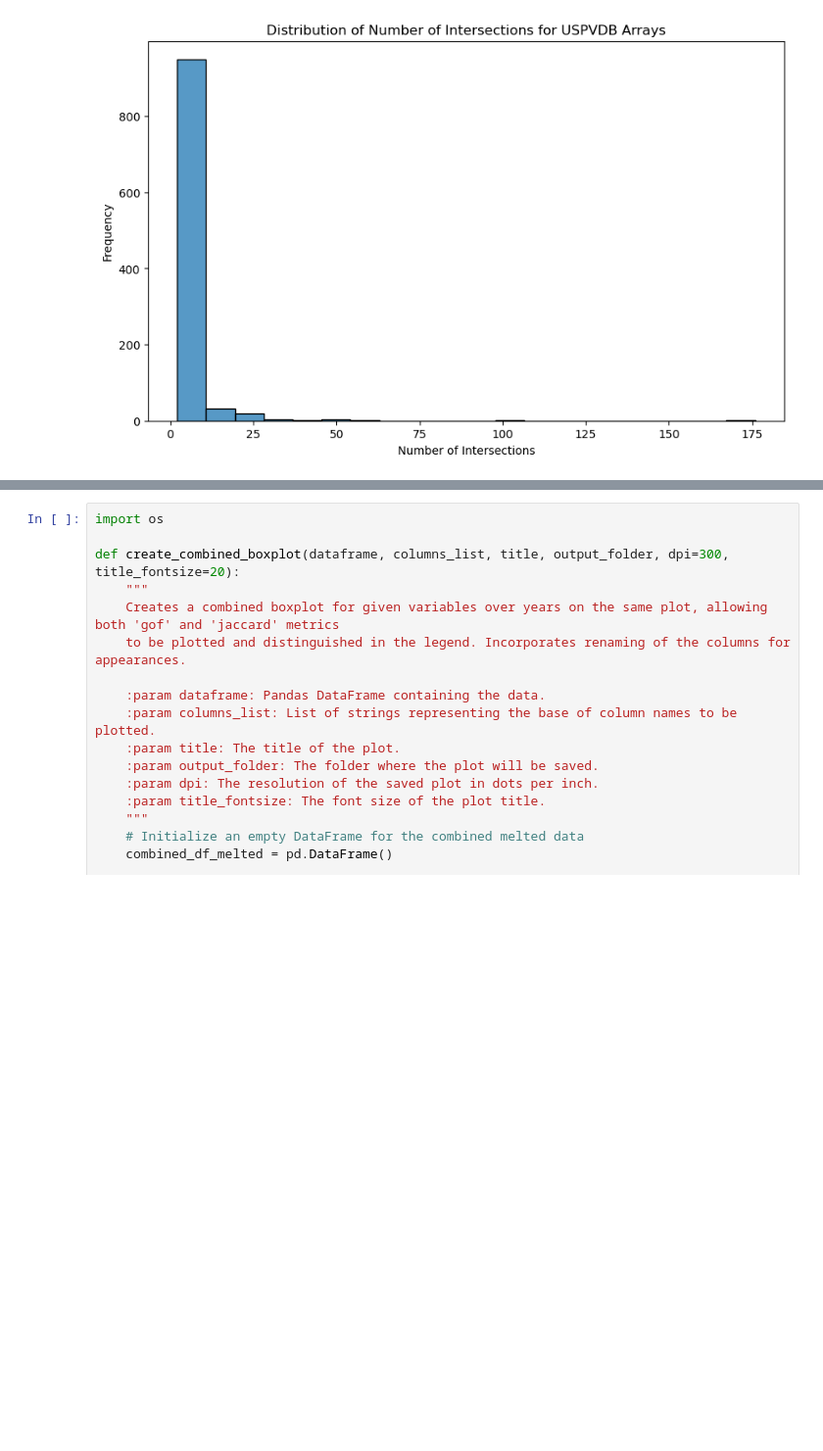
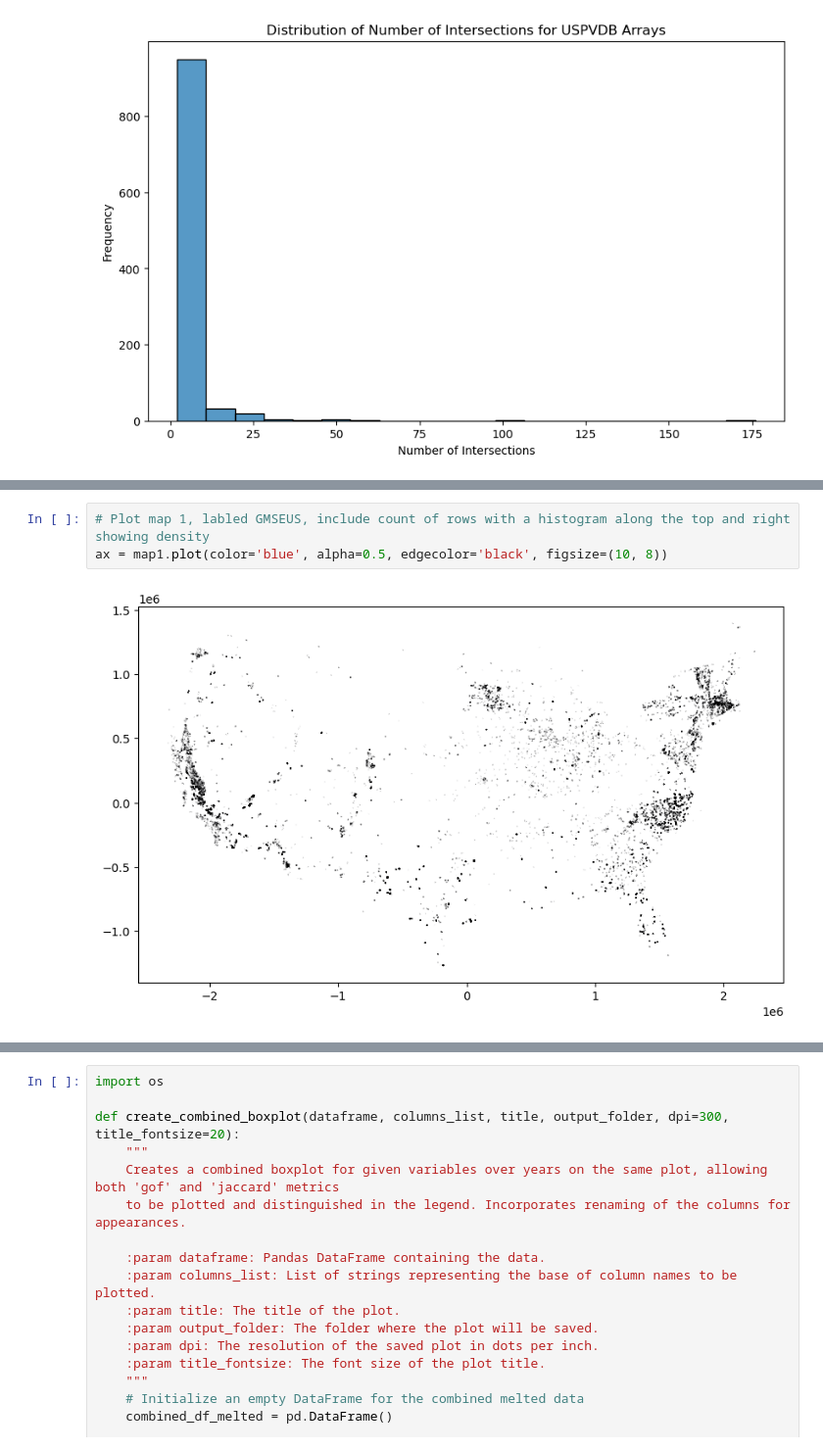
Before and after one commit to stidjaco/GMSEUS, a Jupyter notebook: script9_spatialValidation.ipynb, the cells around one changed output, grey strips where cells are left out. Shown at 98% size. Saved outputs shown, nothing was run; the diff lists cells and outputs as text; blank space fills up the shorter version.

```diff
--- a/script9_spatialValidation.ipynb
+++ b/script9_spatialValidation.ipynb
@@ -385,0 +563,5 @@ plt.show()
+# %%
+# Plot map 1, labled GMSEUS, include count of rows with a histogram along the top and right showing density
+ax = map1.plot(color='blue', alpha=0.5, edgecolor='black', figsize=(10, 8))
+# %% [output]
+[figure, added]
```
Also changed, not shown: parts of 18 cells of this notebook.
